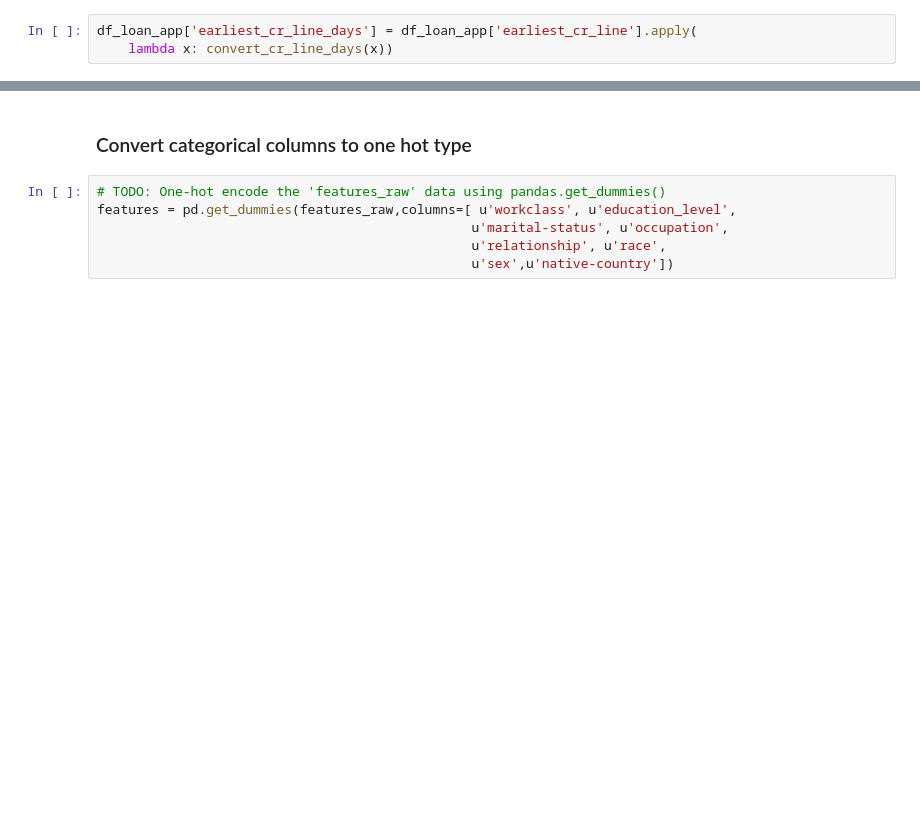
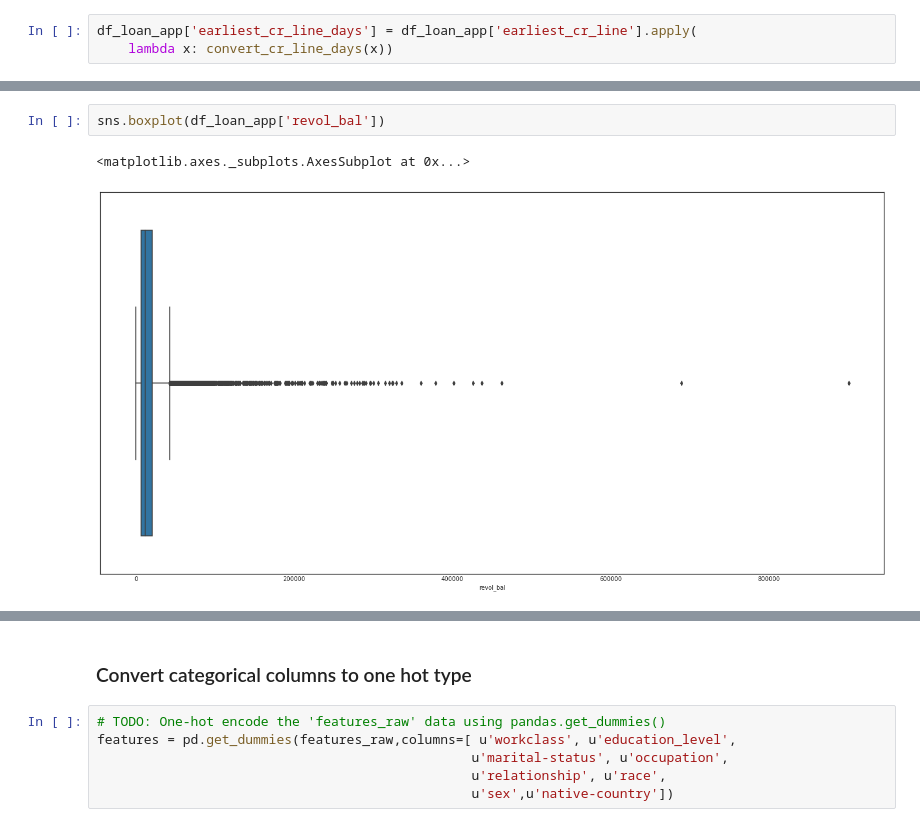
Before and after one commit to vijayshankarv/kaggle, a Jupyter notebook: lending-club/Lending-club-exploration.ipynb, the cells around one changed output, grey strips where cells are left out. Cells and saved outputs as stored; diff of their text form; blank space fills up the shorter version.

```diff
--- a/lending-club/Lending-club-exploration.ipynb
+++ b/lending-club/Lending-club-exploration.ipynb
@@ -1018,0 +1044,5 @@ Name: earliest_cr_line, dtype: float64
+# %%
+sns.boxplot(df_loan_app['revol_bal'])
+# %% [output]
+<matplotlib.axes._subplots.AxesSubplot at 0x...>
+[figure, added]
```
Also changed, not shown: parts of 40 cells of this notebook.
